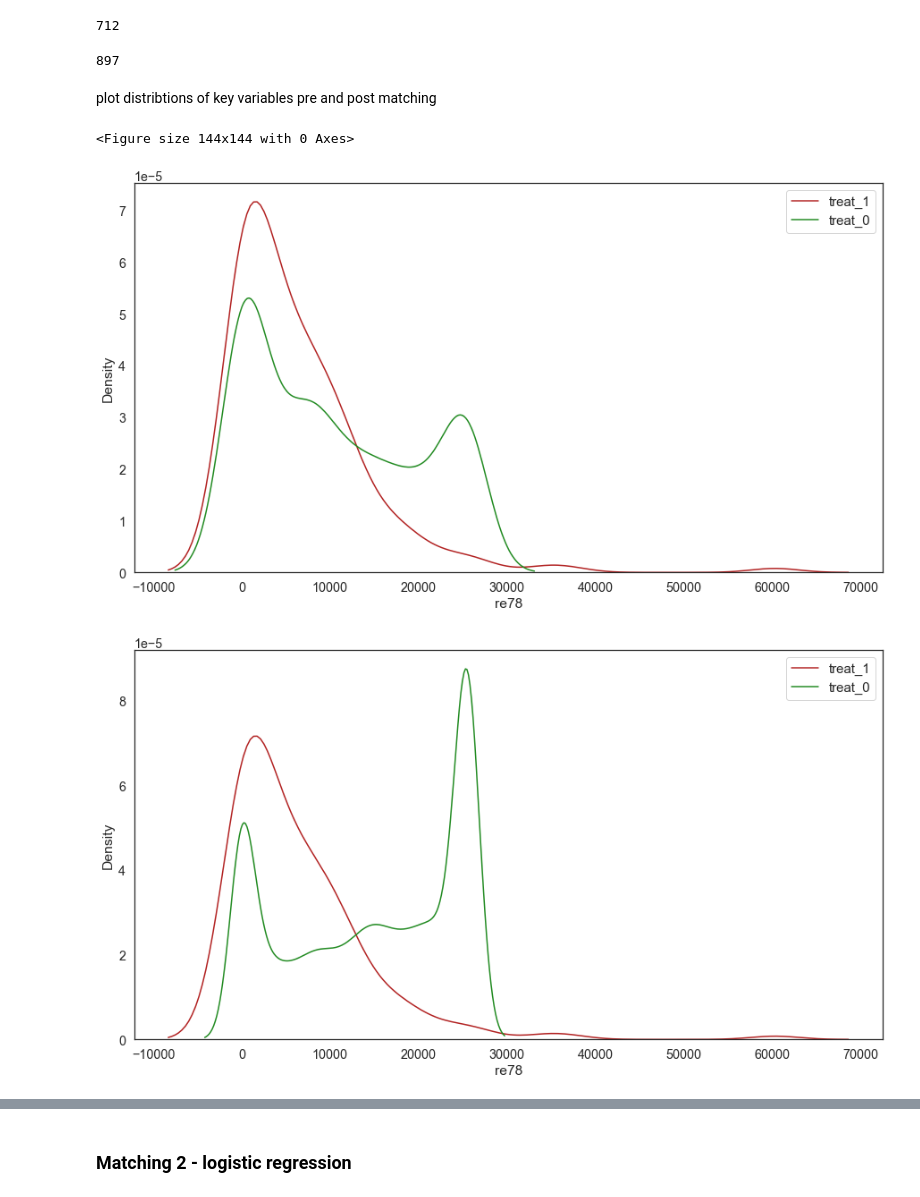
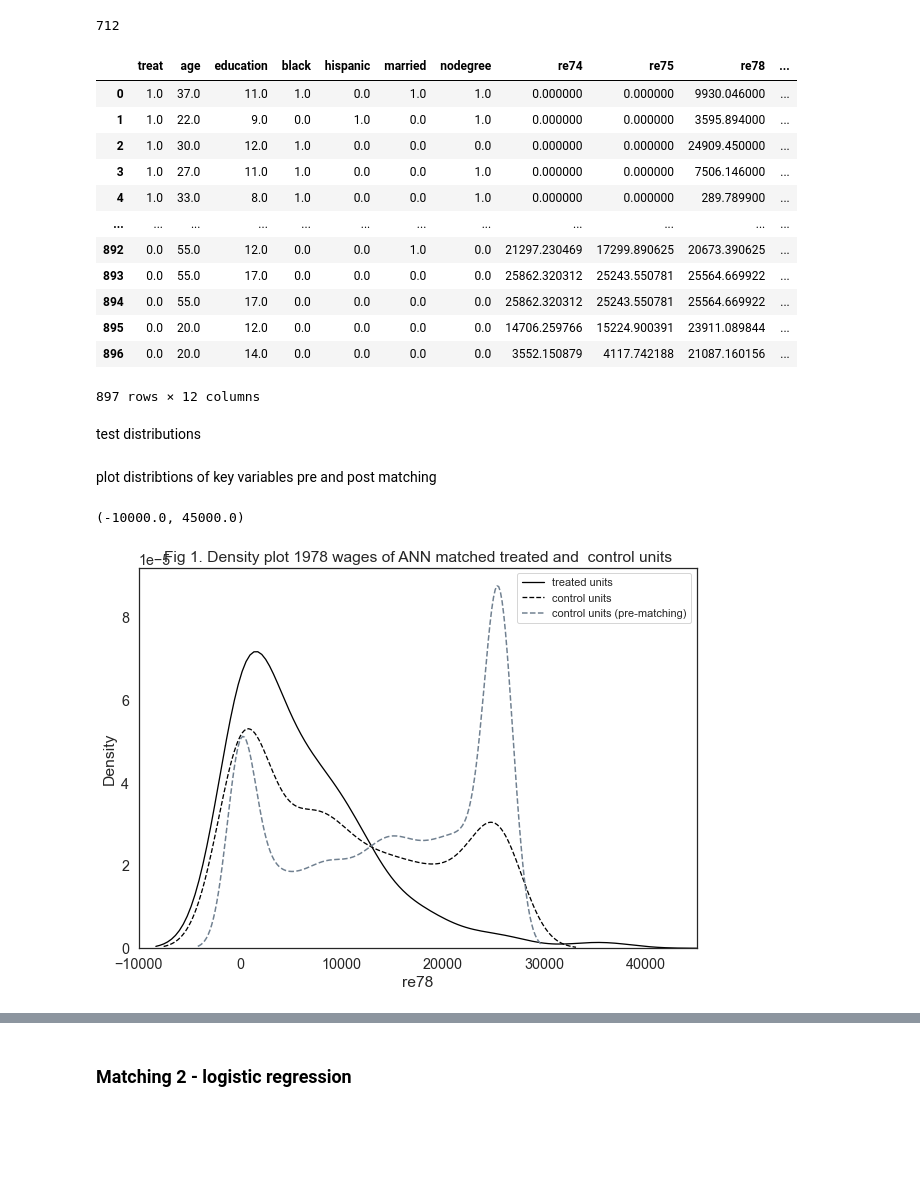
Before and after one commit to MawuliAgamah/ml-propensity-score-matching, a Jupyter notebook: Jupyter notebooks/lalonde.ipynb, the cells around one changed output, grey strips where cells are left out. Saved outputs shown, nothing was run; the diff lists cells and outputs as text; code cells hidden in the pictures; blank space fills up the shorter version.

```diff
--- a/Jupyter notebooks/lalonde.ipynb
+++ b/Jupyter notebooks/lalonde.ipynb
@@ -431,19 +431,42 @@ len(matched_controls)
 # %% [output]
 712
 # %%
-matched_df = pd.concat([nsw_with_ps,matched_controls])
-before_matched_df = pd.concat([nswre74_treated,cps1])
+# generate dataframe with treated and matchd control units
 matched_df = pd.concat([nsw_with_ps,matched_controls])
 len(matched_df)
+#dataframe before matching for comparison
+before_matched_df = pd.concat([nswre74_treated,cps1])
+matched_df = pd.concat([nsw_with_ps,matched_controls],ignore_index=True)
+matched_df
 # %% [output]
+|  | treat | age | education | black | hispanic | married | nodegree | re74 | re75 | re78 | ... |
+| 0 | 1.0 | 37.0 | 11.0 | 1.0 | 0.0 | 1.0 | 1.0 | 0.000000 | 0.000000 | 9930.046000 | ... |
+| 1 | 1.0 | 22.0 | 9.0 | 0.0 | 1.0 | 0.0 | 1.0 | 0.000000 | 0.000000 | 3595.894000 | ... |
+| 2 | 1.0 | 30.0 | 12.0 | 1.0 | 0.0 | 0.0 | 0.0 | 0.000000 | 0.000000 | 24909.450000 | ... |
+| 3 | 1.0 | 27.0 | 11.0 | 1.0 | 0.0 | 0.0 | 1.0 | 0.000000 | 0.000000 | 7506.146000 | ... |
+| 4 | 1.0 | 33.0 | 8.0 | 1.0 | 0.0 | 0.0 | 1.0 | 0.000000 | 0.000000 | 289.789900 | ... |
+| ... | ... | ... | ... | ... | ... | ... | ... | ... | ... | ... | ... |
+| 892 | 0.0 | 55.0 | 12.0 | 0.0 | 0.0 | 1.0 | 0.0 | 21297.230469 | 17299.890625 | 20673.390625 | ... |
+| 893 | 0.0 | 55.0 | 17.0 | 0.0 | 0.0 | 0.0 | 0.0 | 25862.320312 | 25243.550781 | 25564.669922 | ... |
+| 894 | 0.0 | 55.0 | 17.0 | 0.0 | 0.0 | 0.0 | 0.0 | 25862.320312 | 25243.550781 | 25564.669922 | ... |
+| 895 | 0.0 | 20.0 | 12.0 | 0.0 | 0.0 | 0.0 | 0.0 | 14706.259766 | 15224.900391 | 23911.089844 | ... |
+| 896 | 0.0 | 20.0 | 14.0 | 0.0 | 0.0 | 0.0 | 0.0 | 3552.150879 | 4117.742188 | 21087.160156 | ... |
-897
+897 rows × 12 columns
+# %% [markdown]
+<p> test distributions</p>
 # %% [markdown]
 <p> plot distribtions of key variables pre and post matching </p>
-# %%
-plt.figure(figsize=(2,2))
-quick_plot(matched_df,"re78",'treat')
-quick_plot(before_matched_df,"re78",'treat')
-# %% [output]
-<Figure size 144x144 with 0 Axes>
-[figure, removed]
-[figure, removed]
+# %%
+plt.figure(figsize=(10,7))
+# Density plots post-matching
+sns.kdeplot(matched_df['re78'][matched_df['treat']==1],color = 'black',linewidth=1.3,label = 'treated units')
+sns.kdeplot(matched_df['re78'][matched_df['treat']==0],color = 'black',linewidth=1.3,linestyle = 'dashed',label = 'control units')
+plt.title('Fig 1. Density plot 1978 wages of ANN matched treated and  control units')
+# Density plots pre-matching
+sns.kdeplot(before_matched_df['re78'][before_matched_df['treat']==0],color = 'slategrey',linewidth=1.5,linestyle = 'dashed',label = 'control units (pre-matching)')
+
+plt.legend(fontsize=11,loc = 1)
+plt.xlim([-10000, 45000])
+# %% [output]
+(-10000.0, 45000.0)
+[figure, added]
```
Also changed, not shown: parts of 22 cells of this notebook, 1 other file.
